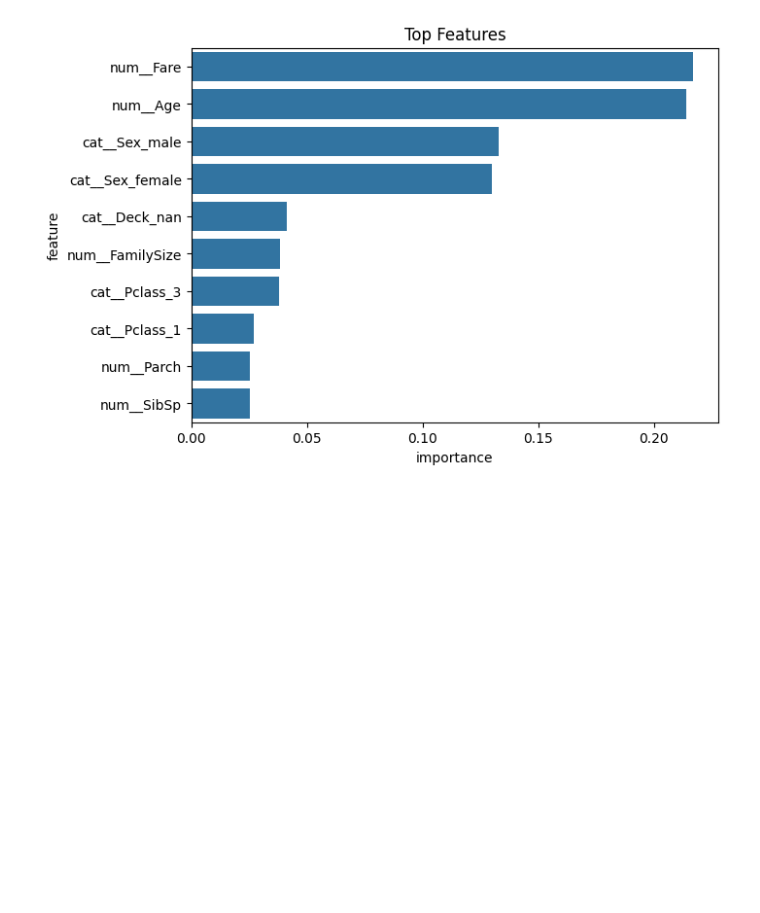
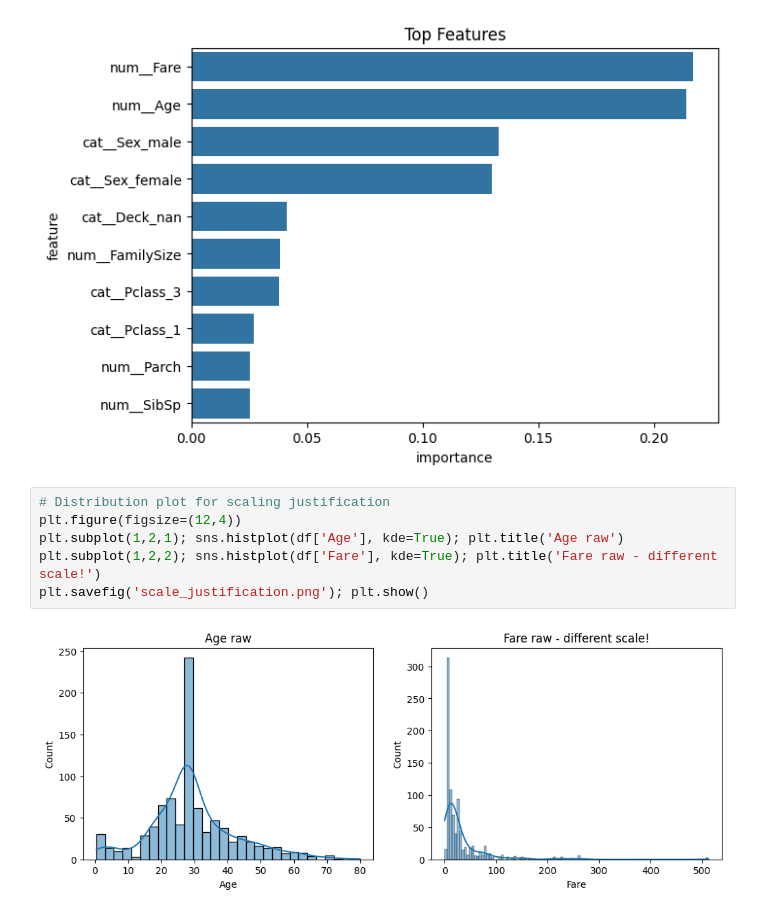
Before and after one commit to hayajahan07/ACMRecruitment-hayajahan07, a Jupyter notebook: questline-2/6-full-pipeline/solution.ipynb, the cells around one changed output. Saved outputs shown, nothing was run; the diff lists cells and outputs as text; blank space fills up the shorter version.

```diff
--- a/questline-2/6-full-pipeline/solution.ipynb
+++ b/questline-2/6-full-pipeline/solution.ipynb
@@ -135,3 +135,11 @@ weighted avg       0.80      0.80      0.80       179
 4        num__Parch    0.025307
 3        num__SibSp    0.025150
 [figure]
+# %%
+# Distribution plot for scaling justification
+plt.figure(figsize=(12,4))
+plt.subplot(1,2,1); sns.histplot(df['Age'], kde=True); plt.title('Age raw')
+plt.subplot(1,2,2); sns.histplot(df['Fare'], kde=True); plt.title('Fare raw - different scale!')
+plt.savefig('scale_justification.png'); plt.show()
+# %% [output]
+[figure, added]
```
